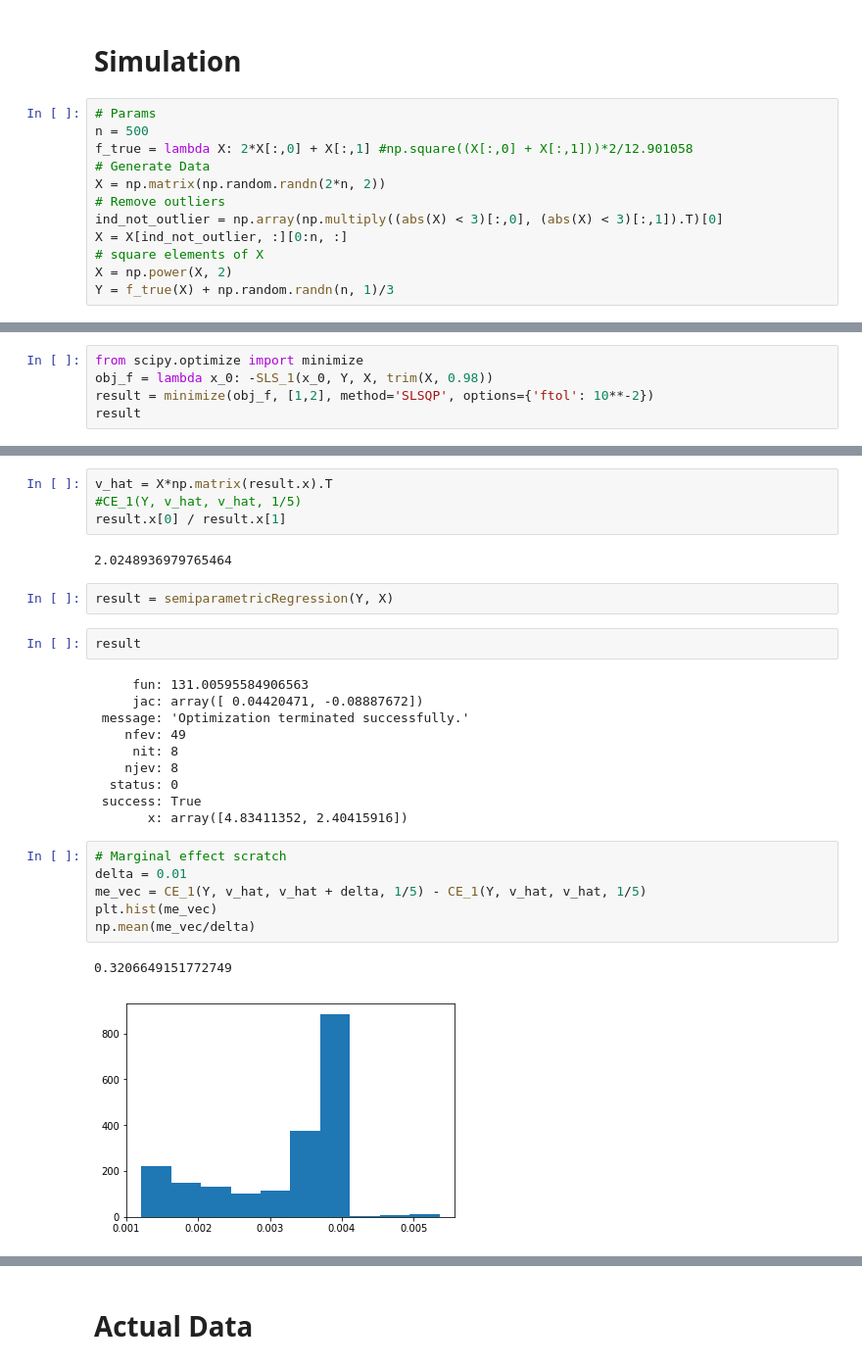
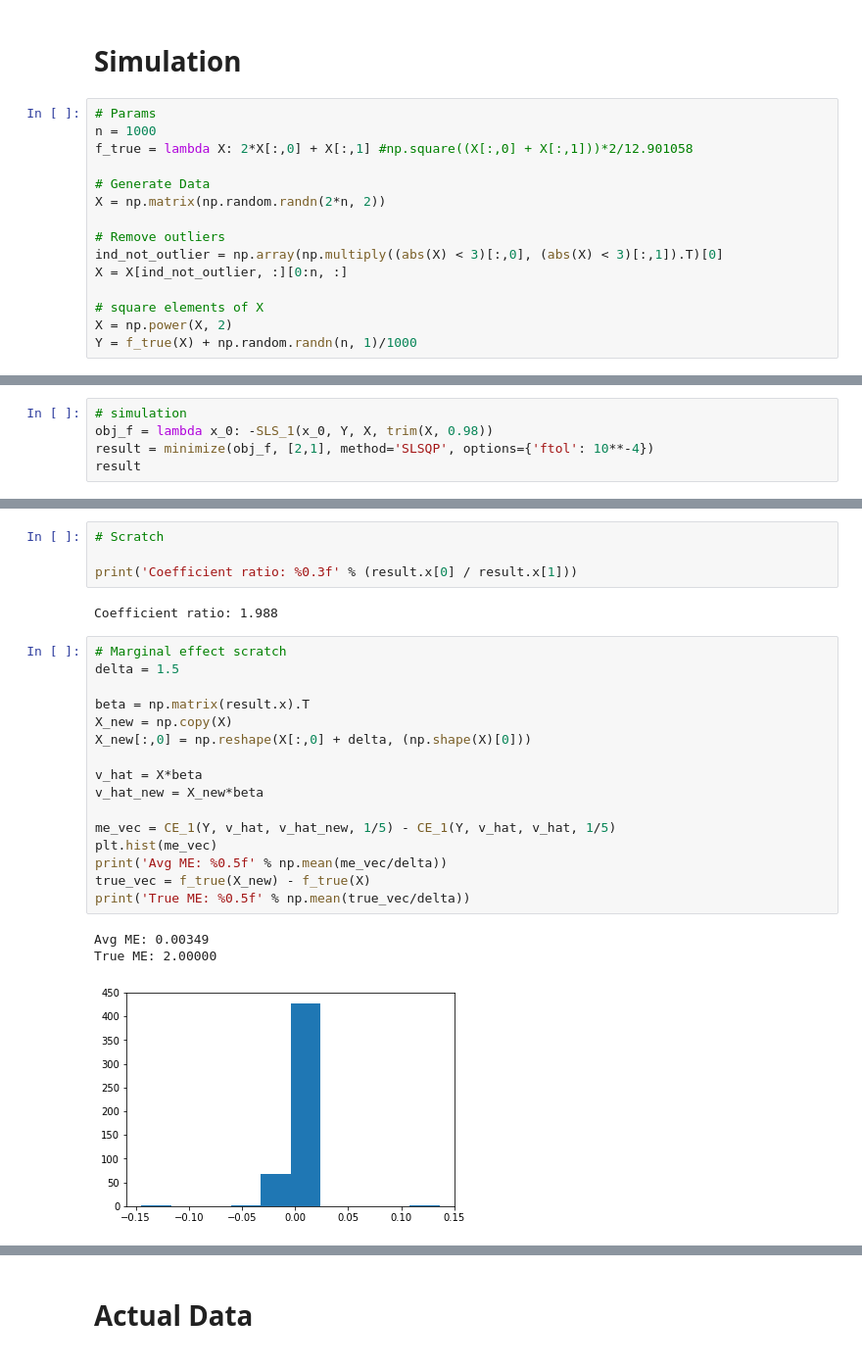
Before and after one commit to SA3291/OrderRoutingAndPFOF, a Jupyter notebook: notebooks/Tobit.ipynb, the cells around one changed output, grey strips where cells are left out. Shown at 98% size. Saved outputs shown, nothing was run; the diff lists cells and outputs as text.

```diff
--- a/notebooks/Tobit.ipynb
+++ b/notebooks/Tobit.ipynb
@@ -7,16 +8,19 @@ import matplotlib.pyplot as plt
 # Simulation
 # %%
 # Params
-n = 500
+n = 1000
 f_true = lambda X: 2*X[:,0] + X[:,1] #np.square((X[:,0] + X[:,1]))*2/12.901058
+
 # Generate Data
 X = np.matrix(np.random.randn(2*n, 2))
+
 # Remove outliers
 ind_not_outlier = np.array(np.multiply((abs(X) < 3)[:,0], (abs(X) < 3)[:,1]).T)[0]
 X = X[ind_not_outlier, :][0:n, :]
+
 # square elements of X
 X = np.power(X, 2)
-Y = f_true(X) + np.random.randn(n, 1)/3
+Y = f_true(X) + np.random.randn(n, 1)/1000
 # %%
 def trim(X, percent):
 
@@ -72,6 +131,6 @@ def convertHessianToCov(Y, X, results):
 # %%
-from scipy.optimize import minimize
+# simulation
 obj_f = lambda x_0: -SLS_1(x_0, Y, X, trim(X, 0.98))
-result = minimize(obj_f, [1,2], method='SLSQP', options={'ftol': 10**-2})
+result = minimize(obj_f, [2,1], method='SLSQP', options={'ftol': 10**-4})
 result
 # %% [output]
@@ -87,29 +146,26 @@ result
-# %%
-v_hat = X*np.matrix(result.x).T
-#CE_1(Y, v_hat, v_hat, 1/5)
-result.x[0] / result.x[1]
-# %% [output]
-2.0248936979765464
-# %%
-result = semiparametricRegression(Y, X)
-# %%
-result
-# %% [output]
-     fun: 131.00595584906563
-     jac: array([ 0.04420471, -0.08887672])
- message: 'Optimization terminated successfully.'
-    nfev: 49
-     nit: 8
-    njev: 8
-  status: 0
- success: True
-       x: array([4.83411352, 2.40415916])
+# %%
+# Scratch
+
+print('Coefficient ratio: %0.3f' % (result.x[0] / result.x[1]))
+# %% [output]
+Coefficient ratio: 1.988
 # %%
 # Marginal effect scratch
-delta = 0.01
-me_vec = CE_1(Y, v_hat, v_hat + delta, 1/5) - CE_1(Y, v_hat, v_hat, 1/5)
+delta = 1.5
+
+beta = np.matrix(result.x).T
+X_new = np.copy(X)
+X_new[:,0] = np.reshape(X[:,0] + delta, (np.shape(X)[0]))
+
+v_hat = X*beta
+v_hat_new = X_new*beta
+
+me_vec = CE_1(Y, v_hat, v_hat_new, 1/5) - CE_1(Y, v_hat, v_hat, 1/5)
 plt.hist(me_vec)
-np.mean(me_vec/delta)
+print('Avg ME: %0.5f' % np.mean(me_vec/delta))
+true_vec = f_true(X_new) - f_true(X)
+print('True ME: %0.5f' % np.mean(true_vec/delta))
 # %% [output]
-0.3206649151772749
+Avg ME: 0.00349
+True ME: 2.00000
-[figure, old version]
+[figure, new version]
```
Also changed, not shown: parts of 32 cells of this notebook, 2 other files.
